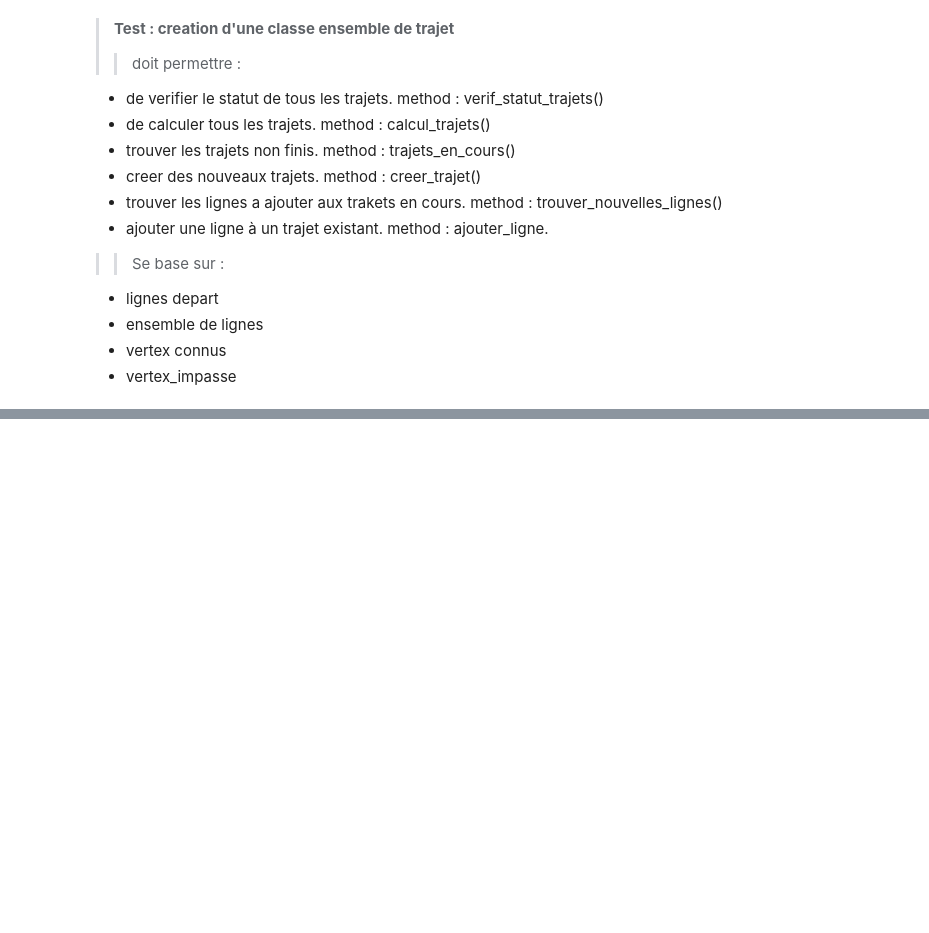
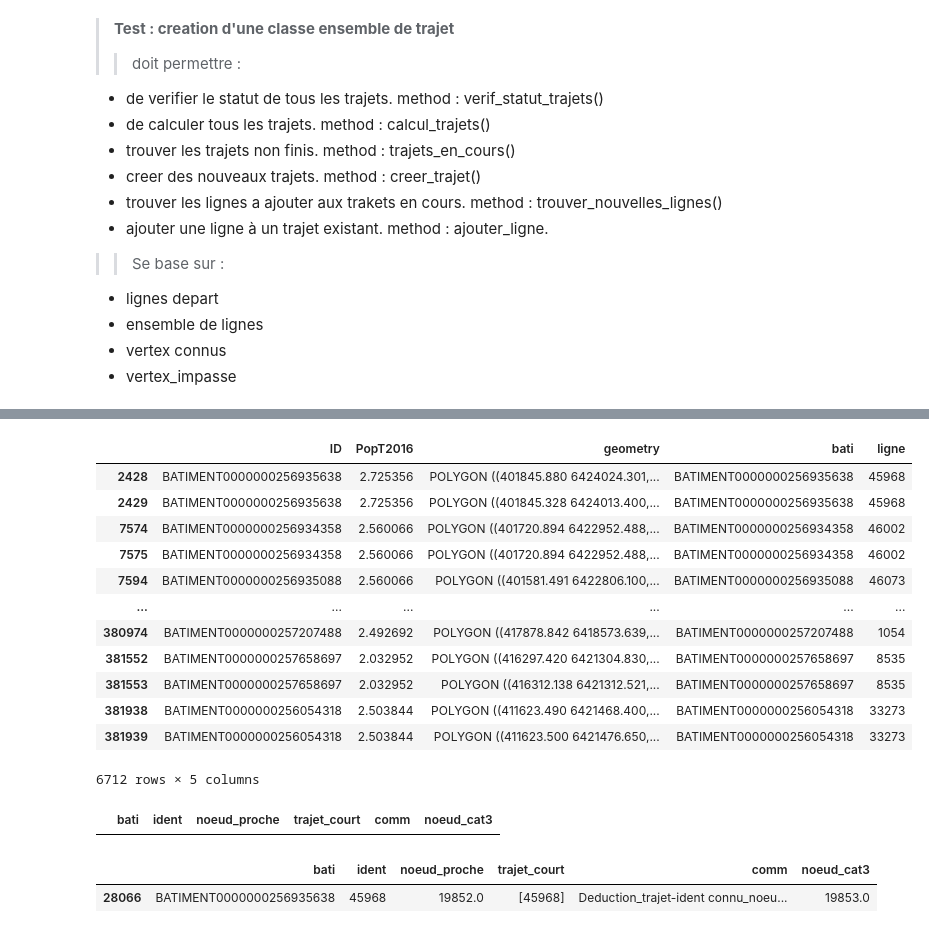
Before and after one commit to nantodevison/Lin_uniq_BdxM, a Jupyter notebook: Lin_uniq_BdxM/Traitements/traitements.ipynb, the cells around one changed output, grey strips where cells are left out. Cells and saved outputs as stored; diff of their text form; code cells hidden in the pictures; blank space fills up the shorter version.

```diff
--- a/Lin_uniq_BdxM/Traitements/traitements.ipynb
+++ b/Lin_uniq_BdxM/Traitements/traitements.ipynb
@@ -515,7 +515,7 @@ voies_nc=pd.concat([voies_nc,gdf_traf_1234.loc[gdf_traf_1234.cat_rhv.isin(['4','
 voies_nc['longueur']=voies_nc.geometry.length
 # %%
 #importer le fichier de batiments nettoye hors BM
-bati=gp.read_file(r'D:\temp\Linearisation_BM\C19SA0101\C19SA0101\Doc_travail\Donnees_produites\Donnees\bati\bati.shp')
+bati=gp.read_file(r'D:\Boulot\Lin_bm\C19SA0101\Doc_travail\Donnees_produites\Donnees\bati\bati.shp')
 # %%
 #plus proche voisin sur la base de tout le rhv route
 ident_connus=gdf_traf_1234.ident.to_numpy()
@@ -771,0 +692,25 @@ r123_pcpl.to_file(r'D:\temp\Linearisation_BM\C19SA0101\C19SA0101\Doc_travail\Don
+# %%
+resultats_finaux_ordonnees_pop.loc[resultats_finaux_ordonnees_pop.duplicated(['bati','ligne','PopT2016'], keep=False)]
+# %% [output]
+|  | ID | PopT2016 | geometry | bati | ligne |
+| 2428 | BATIMENT0000000256935638 | 2.725356 | POLYGON ((401845.880 6424024.301,... | BATIMENT0000000256935638 | 45968 |
+| 2429 | BATIMENT0000000256935638 | 2.725356 | POLYGON ((401845.328 6424013.400,... | BATIMENT0000000256935638 | 45968 |
+| 7574 | BATIMENT0000000256934358 | 2.560066 | POLYGON ((401720.894 6422952.488,... | BATIMENT0000000256934358 | 46002 |
+| 7575 | BATIMENT0000000256934358 | 2.560066 | POLYGON ((401720.894 6422952.488,... | BATIMENT0000000256934358 | 46002 |
+| 7594 | BATIMENT0000000256935088 | 2.560066 | POLYGON ((401581.491 6422806.100,... | BATIMENT0000000256935088 | 46073 |
+| ... | ... | ... | ... | ... | ... |
+| 380974 | BATIMENT0000000257207488 | 2.492692 | POLYGON ((417878.842 6418573.639,... | BATIMENT0000000257207488 | 1054 |
+| 381552 | BATIMENT0000000257658697 | 2.032952 | POLYGON ((416297.420 6421304.830,... | BATIMENT0000000257658697 | 8535 |
+| 381553 | BATIMENT0000000257658697 | 2.032952 | POLYGON ((416312.138 6421312.521,... | BATIMENT0000000257658697 | 8535 |
+| 381938 | BATIMENT0000000256054318 | 2.503844 | POLYGON ((411623.490 6421468.400,... | BATIMENT0000000256054318 | 33273 |
+| 381939 | BATIMENT0000000256054318 | 2.503844 | POLYGON ((411623.500 6421476.650,... | BATIMENT0000000256054318 | 33273 |
+6712 rows × 5 columns
+# %%
+resultats_finaux.loc[resultats_finaux.duplicated(['bati','ident'], keep=False)]
+# %% [output]
+|  | bati | ident | noeud_proche | trajet_court | comm | noeud_cat3 |
+# %%
+resultats_finaux.loc[resultats_finaux['bati']=='BATIMENT0000000256935638']
+# %% [output]
+|  | bati | ident | noeud_proche | trajet_court | comm | noeud_cat3 |
+| 28066 | BATIMENT0000000256935638 | 45968 | 19852.0 | [45968] | Deduction_trajet-ident connu_noeu... | 19853.0 |
```
Also changed, not shown: parts of 18 cells of this notebook, 3 other files.
